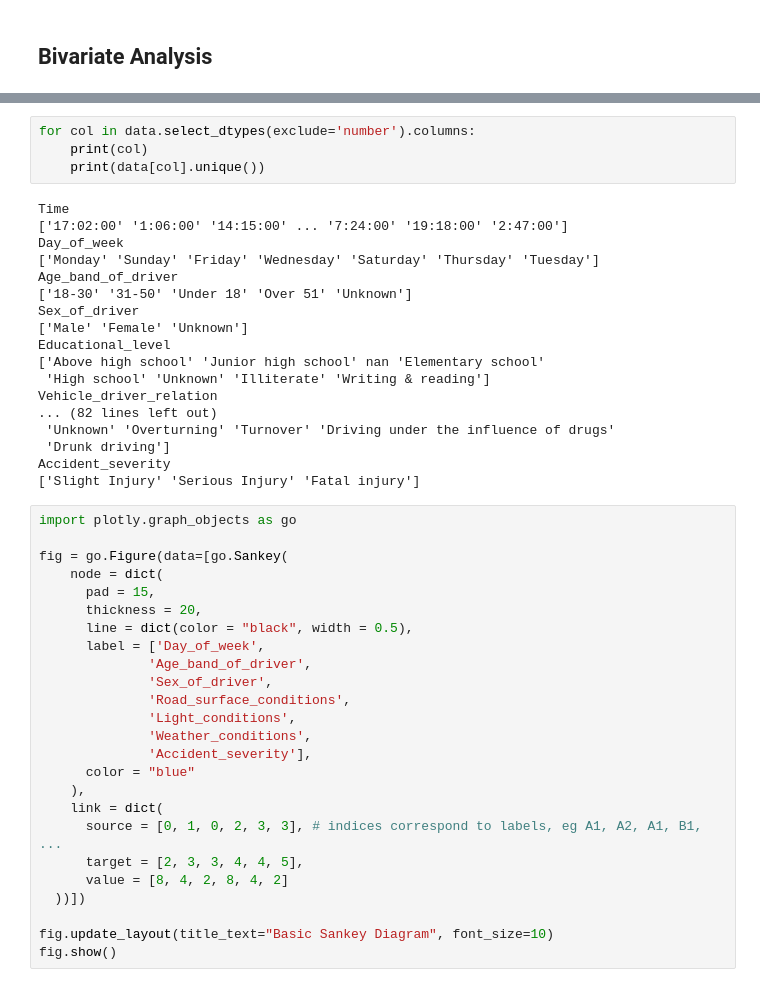
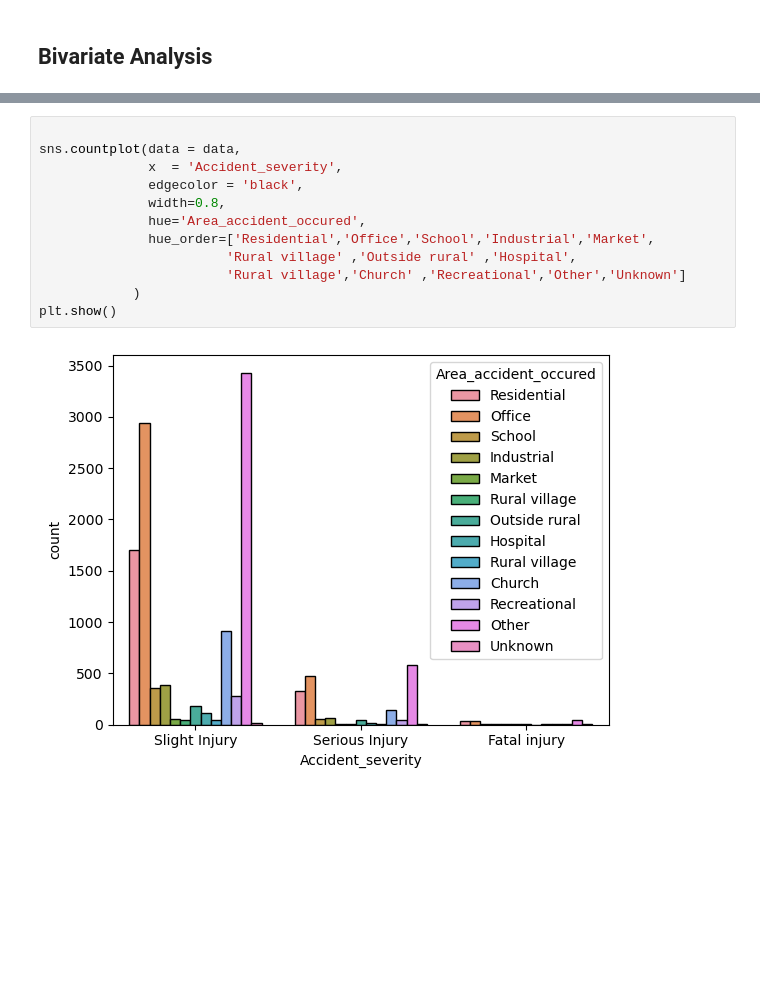
Before and after one commit to AbhinavGavireddi/Road-Traffic-severity-Classification, a Jupyter notebook: EDA.ipynb, the cells around one changed output, grey strips where cells are left out. Drawn from its saved outputs; the diff is of its cells as text; blank space fills up the shorter version.

```diff
--- a/EDA.ipynb
+++ b/EDA.ipynb
@@ -117,47 +177,14 @@ plt.show()
-# %%
-for col in data.select_dtypes(exclude='number').columns:
-    print(col)
-    print(data[col].unique())
-# %% [output]
-Time
-['17:02:00' '1:06:00' '14:15:00' ... '7:24:00' '19:18:00' '2:47:00']
-Day_of_week
-['Monday' 'Sunday' 'Friday' 'Wednesday' 'Saturday' 'Thursday' 'Tuesday']
-Age_band_of_driver
-['18-30' '31-50' 'Under 18' 'Over 51' 'Unknown']
-Sex_of_driver
-['Male' 'Female' 'Unknown']
-Educational_level
-['Above high school' 'Junior high school' nan 'Elementary school'
- 'High school' 'Unknown' 'Illiterate' 'Writing & reading']
-Vehicle_driver_relation
-... (82 lines left out)
- 'Unknown' 'Overturning' 'Turnover' 'Driving under the influence of drugs'
- 'Drunk driving']
-Accident_severity
-['Slight Injury' 'Serious Injury' 'Fatal injury']
-# %%
-import plotly.graph_objects as go
-
-fig = go.Figure(data=[go.Sankey(
-    node = dict(
-      pad = 15,
-      thickness = 20,
-      line = dict(color = "black", width = 0.5),
-      label = ['Day_of_week',
-              'Age_band_of_driver',
-              'Sex_of_driver',
-              'Road_surface_conditions',
-              'Light_conditions',
-              'Weather_conditions',
-              'Accident_severity'],
-      color = "blue"
-    ),
-    link = dict(
-      source = [0, 1, 0, 2, 3, 3], # indices correspond to labels, eg A1, A2, A1, B1, ...
-      target = [2, 3, 3, 4, 4, 5],
-      value = [8, 4, 2, 8, 4, 2]
-  ))])
-
-fig.update_layout(title_text="Basic Sankey Diagram", font_size=10)
-fig.show()
+# %%
+
+sns.countplot(data = data,
+              x  = 'Accident_severity',
+              edgecolor = 'black',
+              width=0.8,
+              hue='Area_accident_occured',
+              hue_order=['Residential','Office','School','Industrial','Market',
+                        'Rural village' ,'Outside rural' ,'Hospital',
+                        'Rural village','Church' ,'Recreational','Other','Unknown']
+            )
+plt.show()
+# %% [output]
+[figure, added]
```
Also changed, not shown: parts of 17 cells of this notebook.
